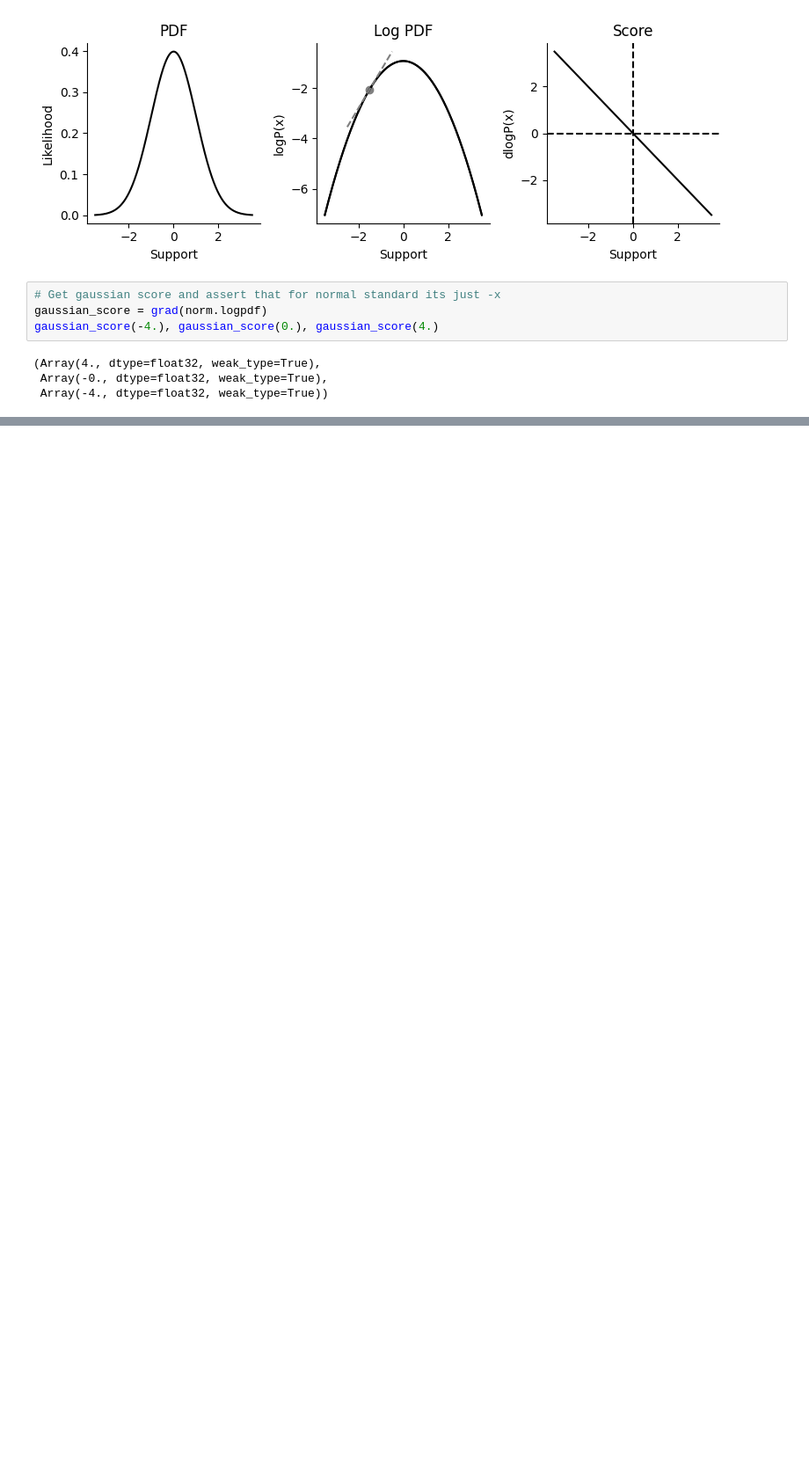
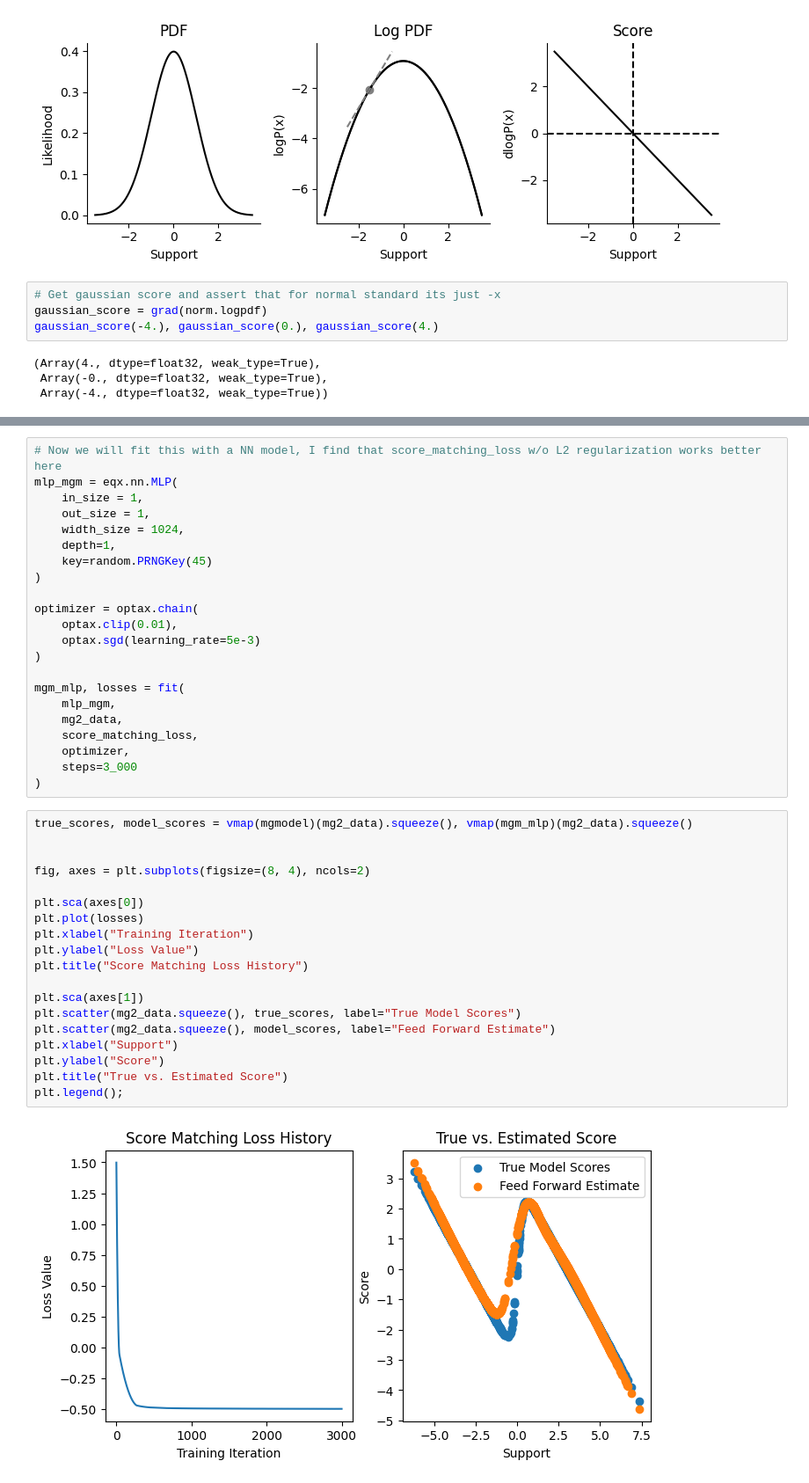
Before and after one commit to Sina-Haz/Generative-Modelling, a Jupyter notebook: Score-Based-Models/score_jax.ipynb, the cells around one changed output, grey strips where cells are left out. Shown at 88% size. Drawn from its saved outputs; the diff is of its cells as text; blank space fills up the shorter version.

```diff
--- a/Score-Based-Models/score_jax.ipynb
+++ b/Score-Based-Models/score_jax.ipynb
@@ -276,0 +381,43 @@ plt.legend();
+# %%
+# Now we will fit this with a NN model, I find that score_matching_loss w/o L2 regularization works better here
+mlp_mgm = eqx.nn.MLP(
+    in_size = 1,
+    out_size = 1,
+    width_size = 1024,
+    depth=1,
+    key=random.PRNGKey(45)
+)
+
+optimizer = optax.chain(
+    optax.clip(0.01),
+    optax.sgd(learning_rate=5e-3)
+)
+
+mgm_mlp, losses = fit(
+    mlp_mgm,
+    mg2_data,
+    score_matching_loss,
+    optimizer,
+    steps=3_000
+)
+# %%
+true_scores, model_scores = vmap(mgmodel)(mg2_data).squeeze(), vmap(mgm_mlp)(mg2_data).squeeze()
+
+
+fig, axes = plt.subplots(figsize=(8, 4), ncols=2)
+
+plt.sca(axes[0])
+plt.plot(losses)
+plt.xlabel("Training Iteration")
+plt.ylabel("Loss Value")
+plt.title("Score Matching Loss History")
+
+plt.sca(axes[1])
+plt.scatter(mg2_data.squeeze(), true_scores, label="True Model Scores")
+plt.scatter(mg2_data.squeeze(), model_scores, label="Feed Forward Estimate")
+plt.xlabel("Support")
+plt.ylabel("Score")
+plt.title("True vs. Estimated Score")
+plt.legend();
+# %% [output]
+[figure, added]
```
Also changed, not shown: parts of 22 cells of this notebook, 14 other files.
